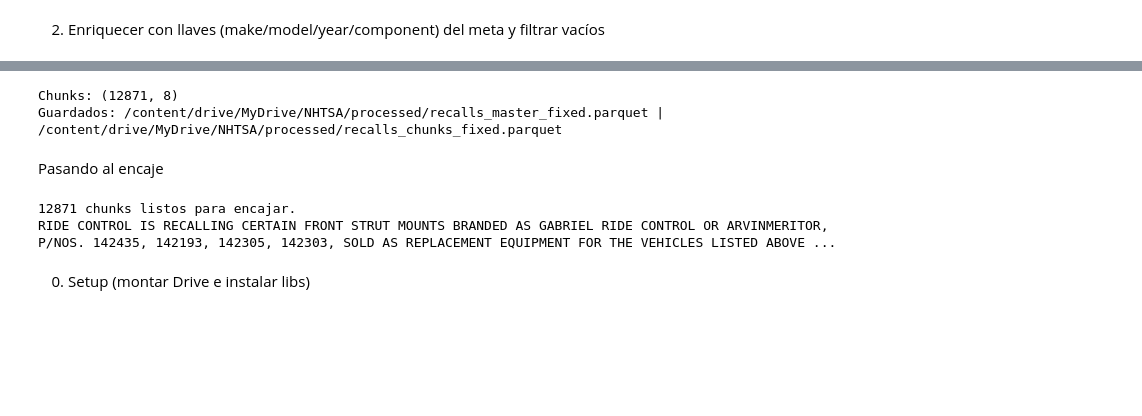
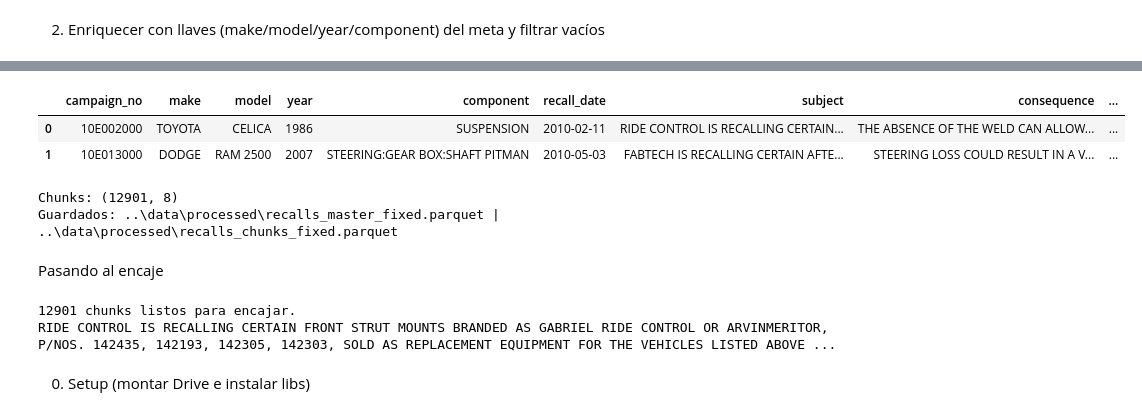
Before and after one commit to erikmoralestec/proyecto-integrador-grafos-de-conocimiento-llm, a Jupyter notebook: notebooks/2-EvaluandoModelos.ipynb, the cells around one changed output, grey strips where cells are left out. Drawn from its saved outputs; the diff is of its cells as text; code cells hidden in the pictures; blank space fills up the shorter version.

```diff
--- a/notebooks/2-EvaluandoModelos.ipynb
+++ b/notebooks/2-EvaluandoModelos.ipynb
@@ -187,6 +225,12 @@ Recalls con texto: (12729, 9)
 |  | campaign_no | make | model | year | component | text_full |
 | 0 | 10E002000 | TOYOTA | CELICA | 1986 | SUSPENSION | RIDE CONTROL IS RECALLING CERTAIN... |
 | 1 | 10E013000 | DODGE | RAM 2500 | 2007 | STEERING:GEAR BOX:SHAFT PITMAN | FABTECH IS RECALLING CERTAIN AFTE... |
+# %%
+recalls.head(2)
+# %% [output]
+|  | campaign_no | make | model | year | component | recall_date | subject | consequence | ... |
+| 0 | 10E002000 | TOYOTA | CELICA | 1986 | SUSPENSION | 2010-02-11 | RIDE CONTROL IS RECALLING CERTAIN... | THE ABSENCE OF THE WELD CAN ALLOW... | ... |
+| 1 | 10E013000 | DODGE | RAM 2500 | 2007 | STEERING:GEAR BOX:SHAFT PITMAN | 2010-05-03 | FABTECH IS RECALLING CERTAIN AFTE... | STEERING LOSS COULD RESULT IN A V... | ... |
 # %%
 import re, pandas as pd
 from pathlib import Path
@@ -220,26 +264,26 @@ for _, r in recalls.iterrows():
 chunks = pd.DataFrame(rows)
 print("Chunks:", chunks.shape)
 
-OUT = Path("/content/drive/MyDrive/NHTSA/processed")
-recalls.to_parquet(OUT/"recalls_master_fixed.parquet", index=False)
-chunks.to_parquet(OUT/"recalls_chunks_fixed.parquet", index=False)
-print("Guardados:", OUT/"recalls_master_fixed.parquet", "|", OUT/"recalls_chunks_fixed.parquet")
+OUT_DIR  = BASE / "data/processed"
+recalls.to_parquet(OUT_DIR /"recalls_master_fixed.parquet", index=False)
+chunks.to_parquet(OUT_DIR /"recalls_chunks_fixed.parquet", index=False)
+print("Guardados:", OUT_DIR /"recalls_master_fixed.parquet", "|", OUT_DIR/"recalls_chunks_fixed.parquet")
 # %% [output]
-Chunks: (12871, 8)
-Guardados: /content/drive/MyDrive/NHTSA/processed/recalls_master_fixed.parquet | /content/drive/MyDrive/NHTSA/processed/recalls_chunks_fixed.parquet
+Chunks: (12901, 8)
+Guardados: ..\data\processed\recalls_master_fixed.parquet | ..\data\processed\recalls_chunks_fixed.parquet
 # %% [markdown]
 Pasando al encaje
 # %%
 import pandas as pd
 
-chunks = pd.read_parquet("/content/drive/MyDrive/NHTSA/processed/recalls_chunks_fixed.parquet")
+chunks = pd.read_parquet(OUT_DIR /"recalls_chunks_fixed.parquet")
 texts = chunks["text_chunk"].tolist()
 ids   = chunks["chunk_id"].tolist()
 
 print(len(texts), "chunks listos para encajar.")
 print(texts[0][:300])  # vista previa del primer chunk
 # %% [output]
-12871 chunks listos para encajar.
+12901 chunks listos para encajar.
 RIDE CONTROL IS RECALLING CERTAIN FRONT STRUT MOUNTS BRANDED AS GABRIEL RIDE CONTROL OR ARVINMERITOR, P/NOS. 142435, 142193, 142305, 142303, SOLD AS REPLACEMENT EQUIPMENT FOR THE VEHICLES LISTED ABOVE ...
 # %% [markdown]
 0) Setup (montar Drive e instalar libs)
```
Also changed, not shown: parts of 11 cells of this notebook, 23 other files.
